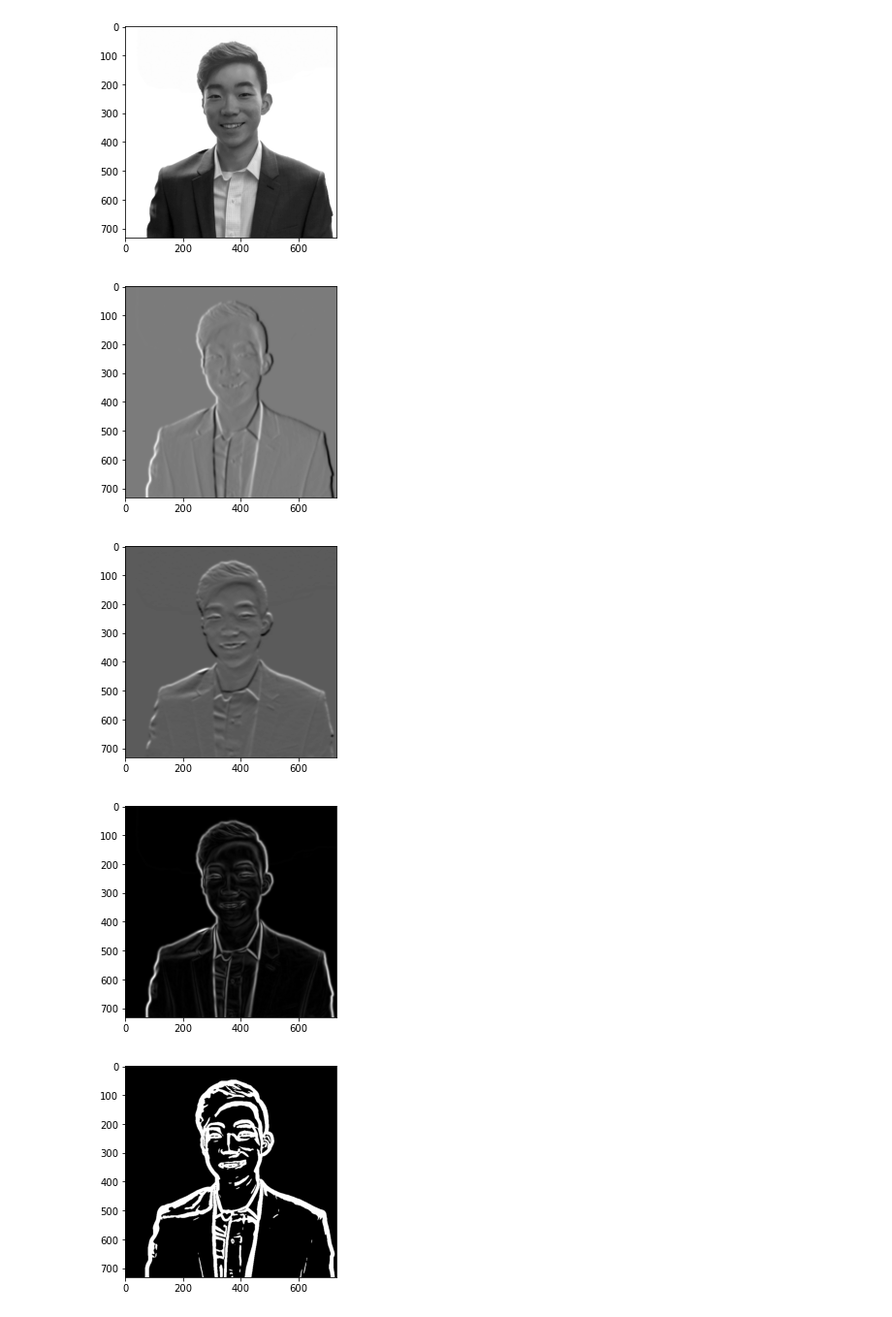
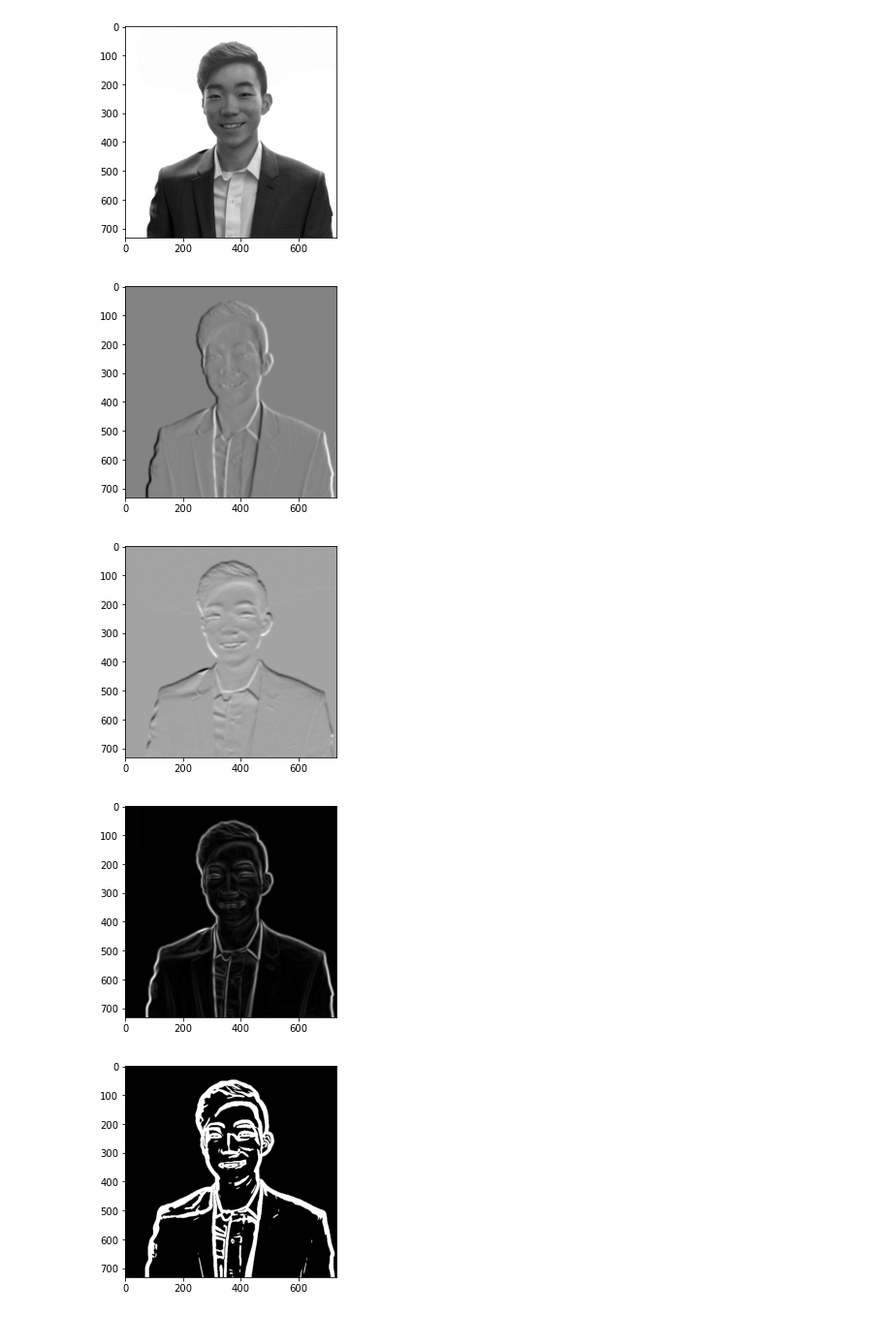
Before and after one commit to edisonghc/Computer_Vision, a Jupyter notebook: 02_Noise_Removal_And_Edge_Detection/Noise_Removal_And_Edge_Detection.ipynb, the cells around one changed output. Shown at 97% size. Drawn from its saved outputs; the diff is of its cells as text; code cells hidden in the pictures.

Commit message:
correct ndi.convolve to ndi.correlate

```diff
--- a/02_Noise_Removal_And_Edge_Detection/Noise_Removal_And_Edge_Detection.ipynb
+++ b/02_Noise_Removal_And_Edge_Detection/Noise_Removal_And_Edge_Detection.ipynb
@@ -55,21 +55,21 @@ plt.imshow(me,cmap='gray')
 <matplotlib.image.AxesImage at 0x...>
 [figure]
 # %%
-gxIm = ndi.convolve(me, Gx, mode='nearest')
-gyIm = ndi.convolve(me, Gy, mode='nearest')
+gxIm = ndi.correlate(me, Gx)
+gyIm = ndi.correlate(me, Gy)
 magIm = (np.array(gxIm)**2+np.array(gyIm)**2)**0.5
 
 plt.imshow(gxIm, cmap='gray')
 plt.show()
 
 plt.imshow(gyIm, cmap='gray')
 plt.show()
 
 plt.imshow(magIm, cmap='gray')
 plt.show()
 # %% [output]
-[figure, old version]
+[figure, new version]
-[figure, old version]
+[figure, new version]
 [figure]
 # %%
 tIm = magIm > 0.01
```
Also changed, not shown: parts of 1 cell of this notebook, 1 other file.
